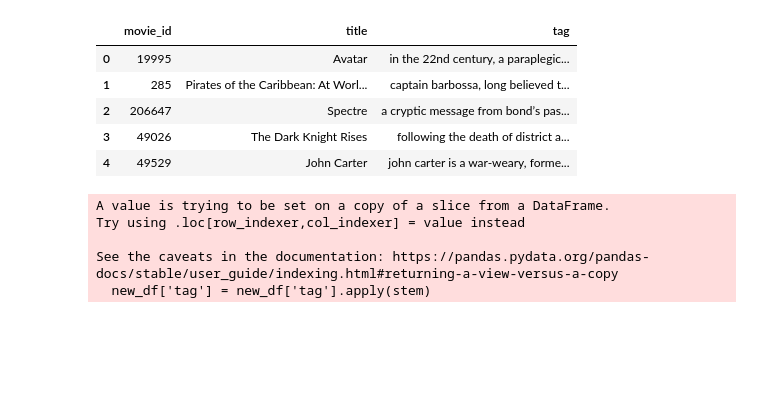
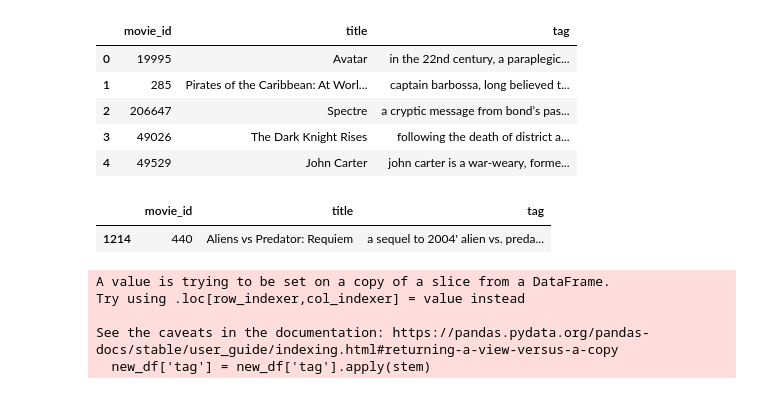
Before and after one commit to Abhash157/Movie-Recommender, a Jupyter notebook: movie-recommender-system.ipynb, the cells around one changed output. Cells and saved outputs as stored; diff of their text form; code cells hidden in the pictures; blank space fills up the shorter version.

```diff
--- a/movie-recommender-system.ipynb
+++ b/movie-recommender-system.ipynb
@@ -274,6 +274,12 @@ new_df.head()
 | 2 | 206647 | Spectre | a cryptic message from bond’s pas... |
 | 3 | 49026 | The Dark Knight Rises | following the death of district a... |
 | 4 | 49529 | John Carter | john carter is a war-weary, forme... |
+# %%
+new_df[new_df["title"] == "Aliens vs Predator: Requiem"]
+# movies["movie_id"]
+# %% [output]
+|  | movie_id | title | tag |
+| 1214 | 440 | Aliens vs Predator: Requiem | a sequel to 2004' alien vs. preda... |
 # %%
 import nltk
 # %%
```
Also changed, not shown: 3 other files.
